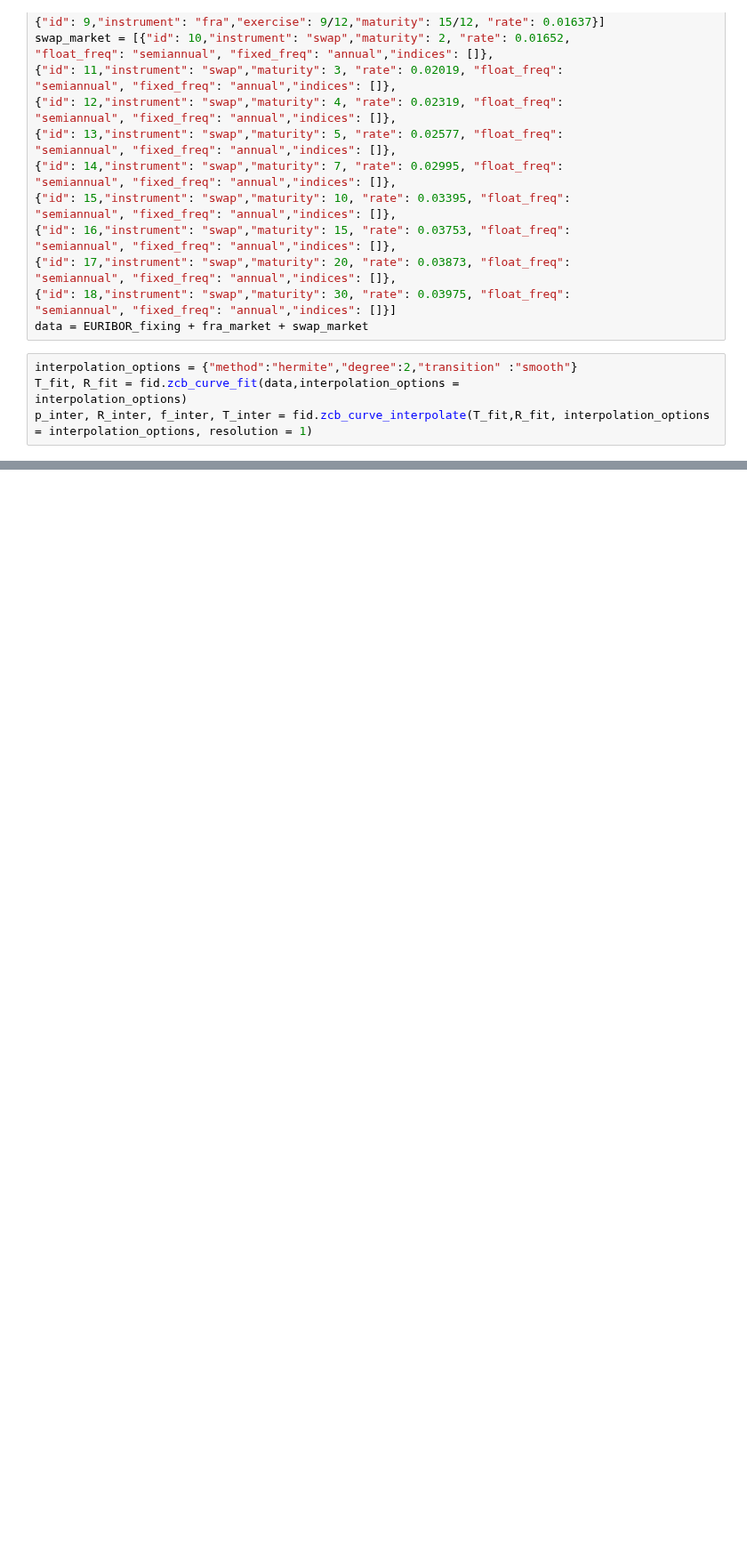
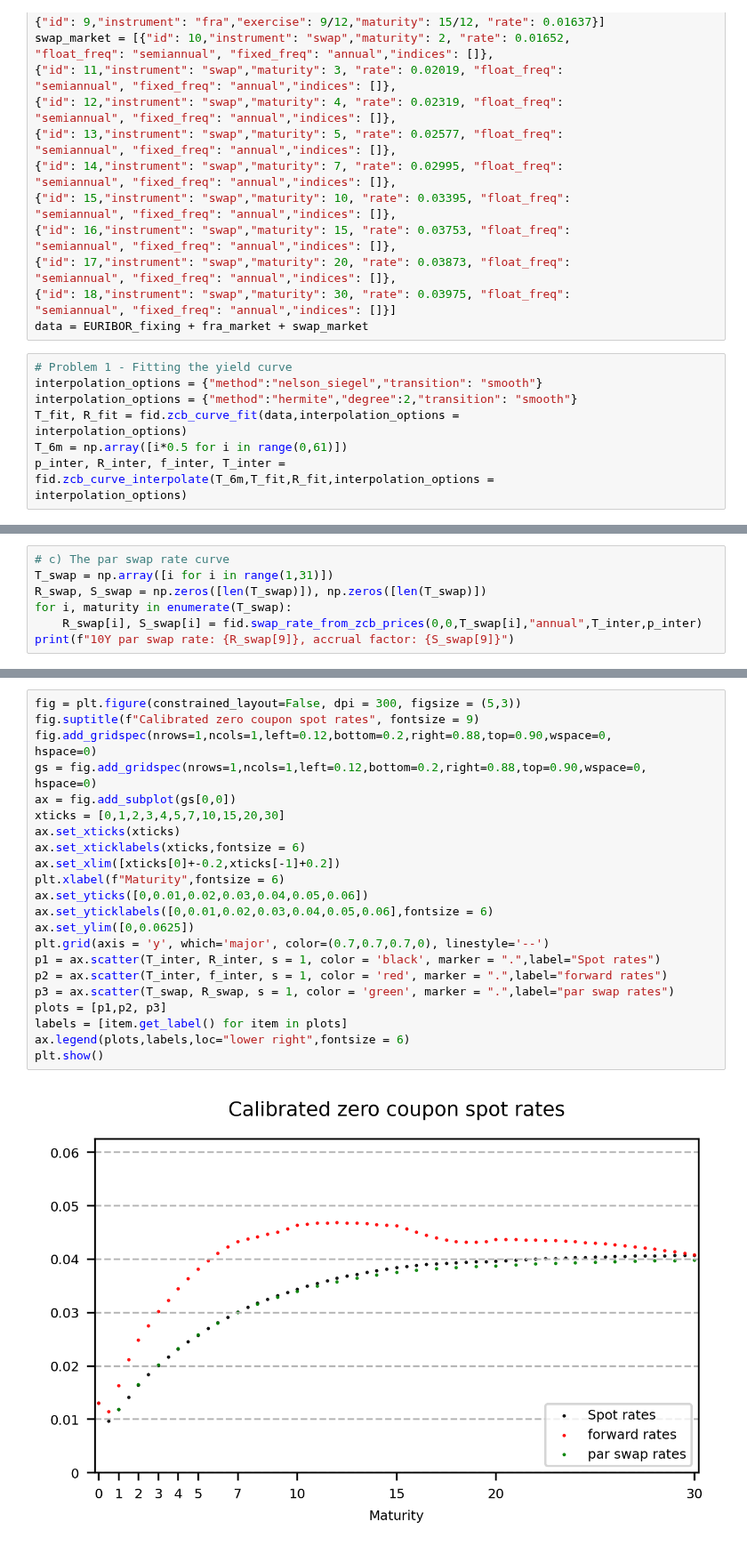
Before and after one commit to jhvander/Uni, a Jupyter notebook: 9. Sem/Fixed/Yield curve.ipynb, the cells around one changed output, grey strips where cells are left out. Shown at 89% size. Saved outputs shown, nothing was run; the diff lists cells and outputs as text; blank space fills up the shorter version.

```diff
--- a/9. Sem/Fixed/Yield curve.ipynb
+++ b/9. Sem/Fixed/Yield curve.ipynb
@@ -35,7 +35,11 @@ swap_market = [{"id": 10,"instrument": "swap","maturity": 2, "rate": 0.01652,
 "semiannual", "fixed_freq": "annual","indices": []}]
 data = EURIBOR_fixing + fra_market + swap_market
 # %%
-interpolation_options = {"method":"hermite","degree":2,"transition" :"smooth"}
+# Problem 1 - Fitting the yield curve
+interpolation_options = {"method":"nelson_siegel","transition": "smooth"}
+interpolation_options = {"method":"hermite","degree":2,"transition": "smooth"}
 T_fit, R_fit = fid.zcb_curve_fit(data,interpolation_options =
 interpolation_options)
-p_inter, R_inter, f_inter, T_inter = fid.zcb_curve_interpolate(T_fit,R_fit, interpolation_options = interpolation_options, resolution = 1)
+T_6m = np.array([i*0.5 for i in range(0,61)])
+p_inter, R_inter, f_inter, T_inter = fid.zcb_curve_interpolate(T_6m,T_fit,R_fit,interpolation_options =
+interpolation_options)
@@ -43,0 +46,7 @@ TypeError: zcb_curve_interpolate() got an unexpected keyword argument 'resolutio
+# %%
+# c) The par swap rate curve
+T_swap = np.array([i for i in range(1,31)])
+R_swap, S_swap = np.zeros([len(T_swap)]), np.zeros([len(T_swap)])
+for i, maturity in enumerate(T_swap):
+    R_swap[i], S_swap[i] = fid.swap_rate_from_zcb_prices(0,0,T_swap[i],"annual",T_inter,p_inter)
+print(f"10Y par swap rate: {R_swap[9]}, accrual factor: {S_swap[9]}")
@@ -43,0 +55,26 @@ TypeError: zcb_curve_interpolate() got an unexpected keyword argument 'resolutio
+# %%
+fig = plt.figure(constrained_layout=False, dpi = 300, figsize = (5,3))
+fig.suptitle(f"Calibrated zero coupon spot rates", fontsize = 9)
+fig.add_gridspec(nrows=1,ncols=1,left=0.12,bottom=0.2,right=0.88,top=0.90,wspace=0,
+hspace=0)
+gs = fig.add_gridspec(nrows=1,ncols=1,left=0.12,bottom=0.2,right=0.88,top=0.90,wspace=0,
+hspace=0)
+ax = fig.add_subplot(gs[0,0])
+xticks = [0,1,2,3,4,5,7,10,15,20,30]
+ax.set_xticks(xticks)
+ax.set_xticklabels(xticks,fontsize = 6)
+ax.set_xlim([xticks[0]+-0.2,xticks[-1]+0.2])
+plt.xlabel(f"Maturity",fontsize = 6)
+ax.set_yticks([0,0.01,0.02,0.03,0.04,0.05,0.06])
+ax.set_yticklabels([0,0.01,0.02,0.03,0.04,0.05,0.06],fontsize = 6)
+ax.set_ylim([0,0.0625])
+plt.grid(axis = 'y', which='major', color=(0.7,0.7,0.7,0), linestyle='--')
+p1 = ax.scatter(T_inter, R_inter, s = 1, color = 'black', marker = ".",label="Spot rates")
+p2 = ax.scatter(T_inter, f_inter, s = 1, color = 'red', marker = ".",label="forward rates")
+p3 = ax.scatter(T_swap, R_swap, s = 1, color = 'green', marker = ".",label="par swap rates")
+plots = [p1,p2, p3]
+labels = [item.get_label() for item in plots]
+ax.legend(plots,labels,loc="lower right",fontsize = 6)
+plt.show()
+# %% [output]
+[figure, added]
```
Also changed, not shown: parts of 2 cells of this notebook.
